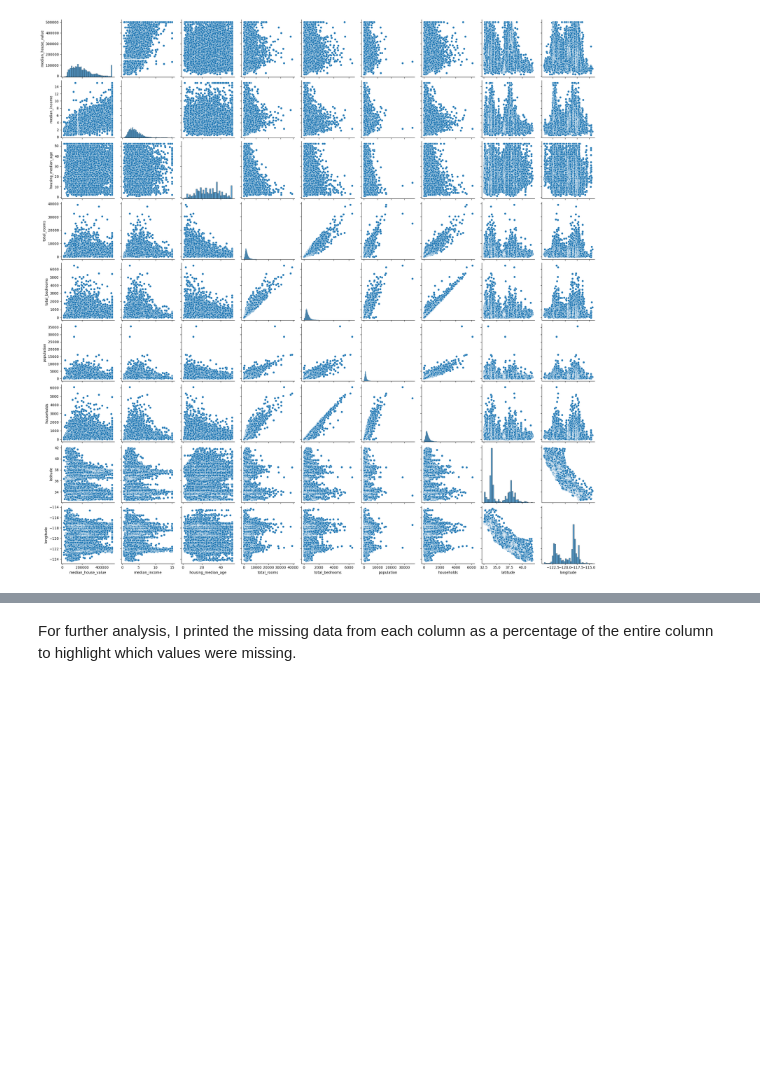
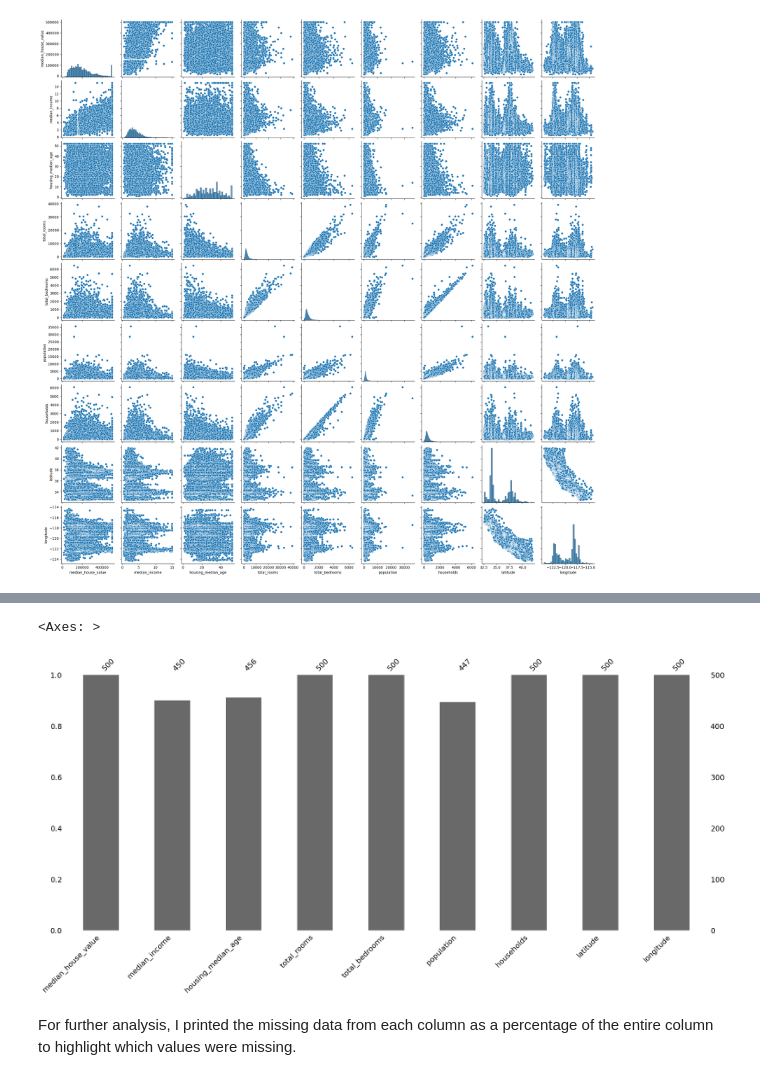
Before and after one commit to mahnoorn23/CSC2031CourseworkCode, a Jupyter notebook: Coursework/CSC3831_Final_Assessment.ipynb, the cells around one changed output, grey strips where cells are left out. Saved outputs shown, nothing was run; the diff lists cells and outputs as text; code cells hidden in the pictures; blank space fills up the shorter version.

```diff
--- a/Coursework/CSC3831_Final_Assessment.ipynb
+++ b/Coursework/CSC3831_Final_Assessment.ipynb
@@ -51,3 +53,9 @@ sns.pairplot(houses_corrupted)
+# %%
+%matplotlib inline
+msno.bar(df_orig.sample(500, random_state=32))
+# %% [output]
+<Axes: >
+[figure, added]
 # %% [markdown]
 For further analysis, I printed the missing data from each column as a percentage of the entire column to highlight which values were missing.
 # %%
```
Also changed, not shown: parts of 18 cells of this notebook.
